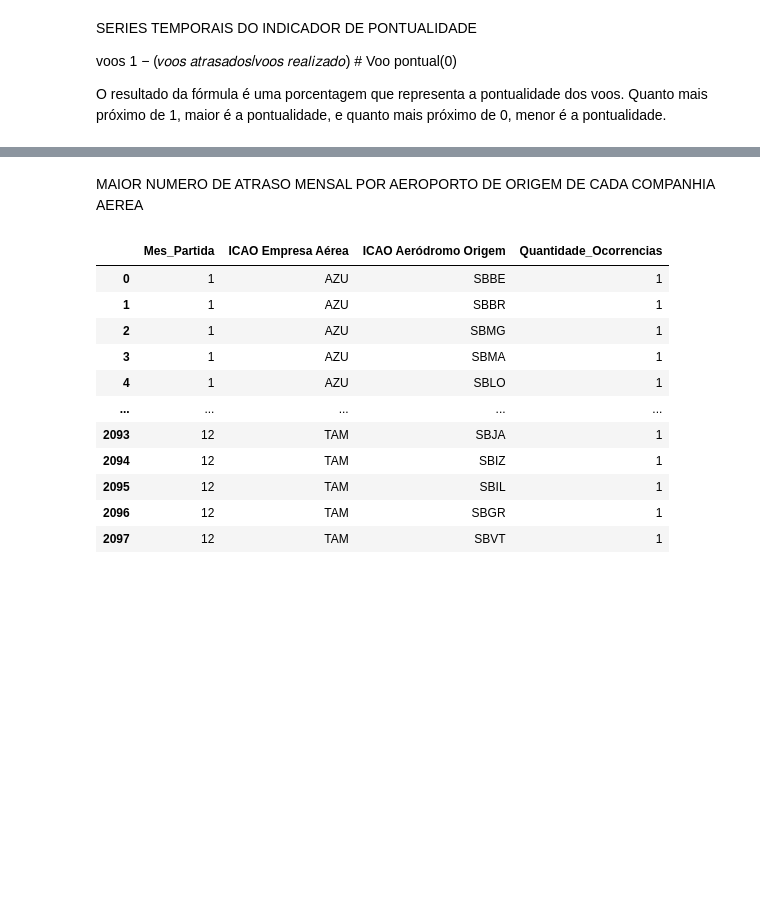
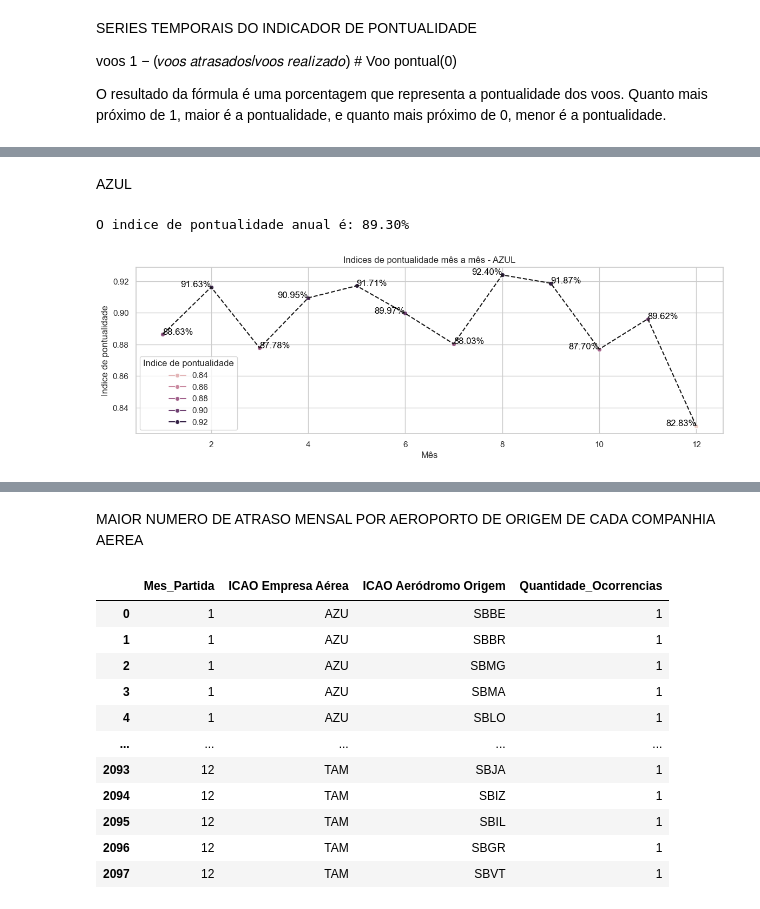
Before and after one commit to franciscojosecvrl/PortifolioDeDados, a Jupyter notebook: aquisicao_de_dados.ipynb, the cells around one changed output, grey strips where cells are left out. Cells and saved outputs as stored; diff of their text form; code cells hidden in the pictures; blank space fills up the shorter version.

```diff
--- a/aquisicao_de_dados.ipynb
+++ b/aquisicao_de_dados.ipynb
@@ -643,0 +600,42 @@ Name: count, dtype: int64
+# %% [markdown]
+AZUL
+# %%
+total_voos_azul = len(datasets_voos_2018[datasets_voos_2018['ICAO Empresa Aérea'] =='AZU'])
+voos_atrasados_azul= len(datasets_voos_2018[(datasets_voos_2018['Status horario voo'] == 1) & (datasets_voos_2018['ICAO Empresa Aérea'] =='AZU')])
+
+porcentagem_pontualidade_azul = 1 - (voos_atrasados_azul/ total_voos_azul)
+print(f'O indice de pontualidade anual é: {porcentagem_pontualidade_azul * 100:.2f}%')
+# %% [output]
+O indice de pontualidade anual é: 89.30%
+# %%
+# Calcular a porcentagem de voos pontuais mensalmente para a empresa 'GLO'
+porcentagens_pontualidade_mensal_azul= []
+
+#dados_pontualidade_gol = pd.DataFrame(columns=['mes', 'porcentagem'])
+for mes in range(1, 13):
+    voos_atrasados_azul = len(datasets_voos_2018[
+        (datasets_voos_2018['Status horario voo'] == 1) &
+        (datasets_voos_2018['ICAO Empresa Aérea'] == 'AZU') &
+        (datasets_voos_2018['Mes_Partida'] == mes)
+    ])
+
+    total_voos_mes_azul= len(datasets_voos_2018[(datasets_voos_2018['Mes_Partida']==mes) & (datasets_voos_2018['ICAO Empresa Aérea'] == 'AZU')])
+    porcentagem_pontualidade_mes_azul = 1 - (voos_atrasados_azul/total_voos_mes_azul)
+    porcentagens_pontualidade_mensal_azul.append({'Indice de pontualidade': porcentagem_pontualidade_mes_azul, 'mes': mes, 'Companhia':'AZUL'})
+# %%
+df_pontualidade_azul = pd.DataFrame(porcentagens_pontualidade_mensal_azul, columns=['Indice de pontualidade', 'mes','Companhia'])
+
+sns.set(style="whitegrid")
+plt.figure(figsize=(14, 4))
+plot = sns.lineplot(x='mes', y='Indice de pontualidade', hue='Indice de pontualidade', data= df_pontualidade_azul, marker='o')
+for line in range(0, df_pontualidade_azul.shape[0]):
+    plot.text(df_pontualidade_azul['mes'][line], df_pontualidade_azul['Indice de pontualidade'][line],
+              f'{df_pontualidade_azul["Indice de pontualidade"][line]*100:.2f}%', color='black',
+              ha='left' if line % 2 == 0 else 'right')  # Alternar entre left e right para melhor visibilidade
+plt.plot(df_pontualidade_azul['mes'], df_pontualidade_azul['Indice de pontualidade'], 'k--')
+plt.title('Indices de pontualidade mês a mês - AZUL')
+plt.xlabel('Mês')
+plt.ylabel('Indice de pontualidade')
+plt.show()
+# %% [output]
+[figure, added]
```
Also changed, not shown: parts of 162 cells of this notebook.
